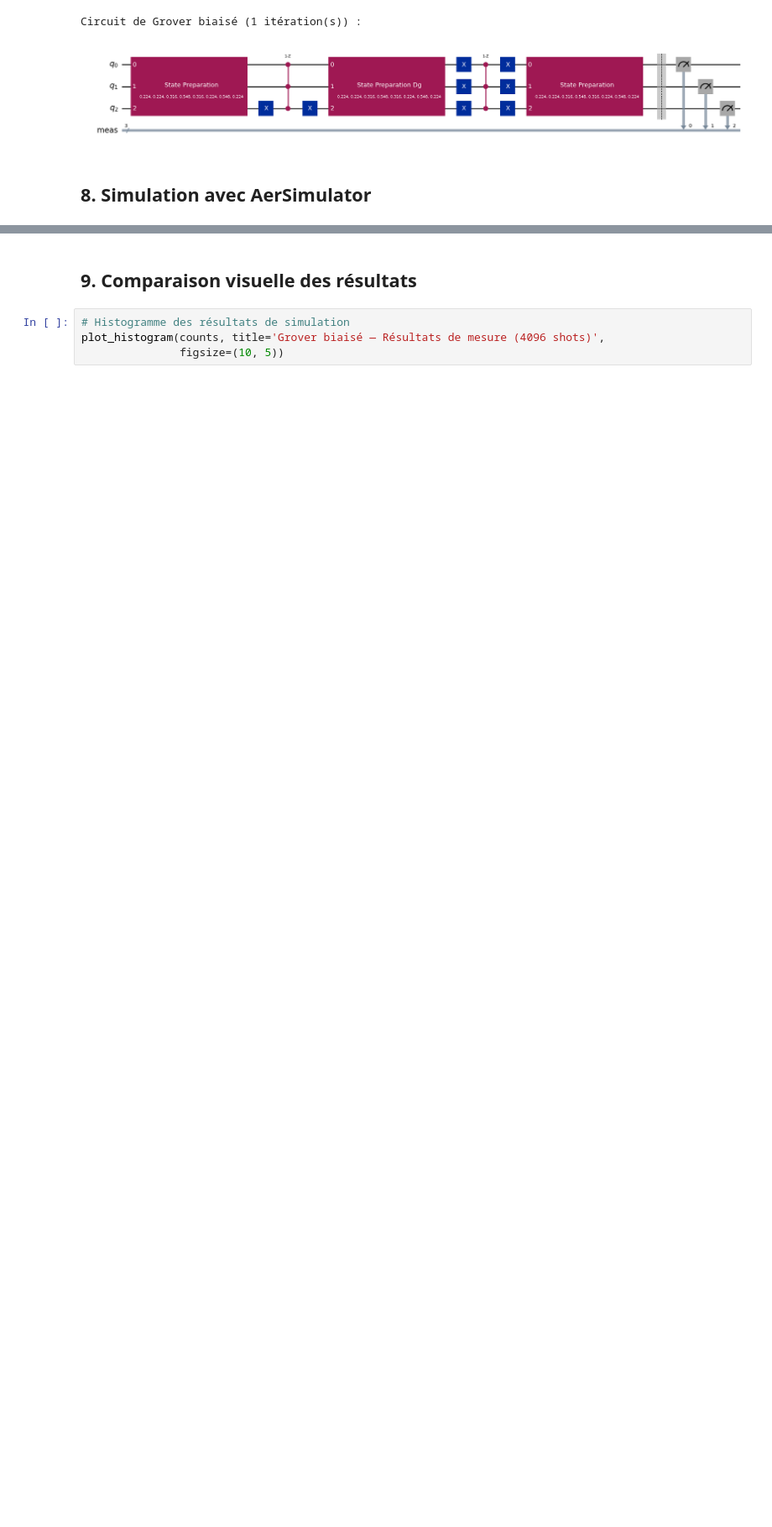
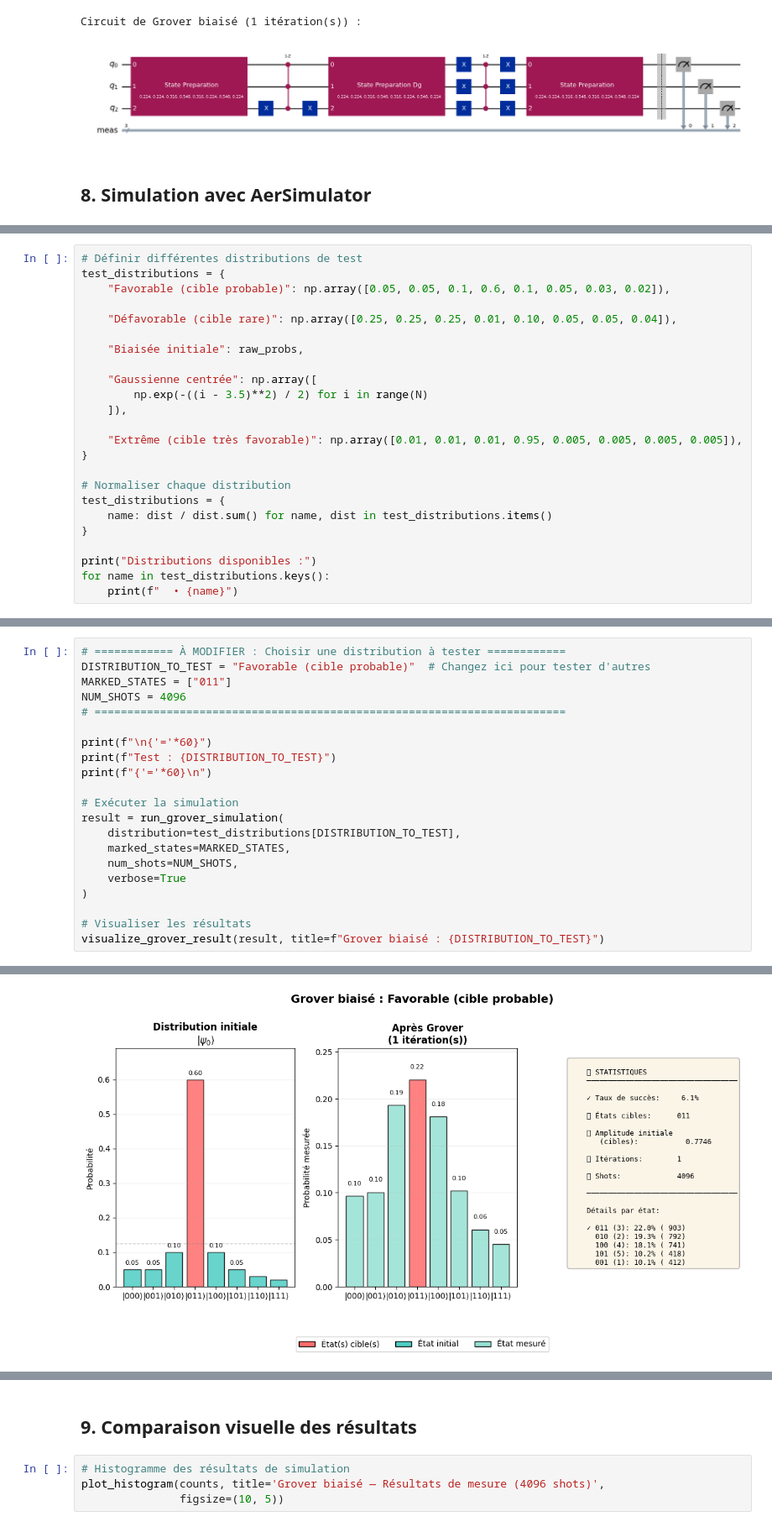
Before and after one commit to lilound/ptir_quantum, a Jupyter notebook: enzo_julien/grover_biaise.ipynb, the cells around one changed output, grey strips where cells are left out. Shown at 84% size. Saved outputs shown, nothing was run; the diff lists cells and outputs as text; blank space fills up the shorter version.

```diff
--- a/enzo_julien/grover_biaise.ipynb
+++ b/enzo_julien/grover_biaise.ipynb
@@ -305,0 +394,24 @@ Résultats des mesures (Grover biaisé) :
+# %%
+# Définir différentes distributions de test
+test_distributions = {
+    "Favorable (cible probable)": np.array([0.05, 0.05, 0.1, 0.6, 0.1, 0.05, 0.03, 0.02]),
+
+    "Défavorable (cible rare)": np.array([0.25, 0.25, 0.25, 0.01, 0.10, 0.05, 0.05, 0.04]),
+
+    "Biaisée initiale": raw_probs,
+
+    "Gaussienne centrée": np.array([
+        np.exp(-((i - 3.5)**2) / 2) for i in range(N)
+    ]),
+
+    "Extrême (cible très favorable)": np.array([0.01, 0.01, 0.01, 0.95, 0.005, 0.005, 0.005, 0.005]),
+}
+
+# Normaliser chaque distribution
+test_distributions = {
+    name: dist / dist.sum() for name, dist in test_distributions.items()
+}
+
+print("Distributions disponibles :")
+for name in test_distributions.keys():
+    print(f"  • {name}")
@@ -305,0 +543,22 @@ Résultats des mesures (Grover biaisé) :
+# %%
+# ============ À MODIFIER : Choisir une distribution à tester ============
+DISTRIBUTION_TO_TEST = "Favorable (cible probable)"  # Changez ici pour tester d'autres
+MARKED_STATES = ["011"]
+NUM_SHOTS = 4096
+# ========================================================================
+
+print(f"\n{'='*60}")
+print(f"Test : {DISTRIBUTION_TO_TEST}")
+print(f"{'='*60}\n")
+
+# Exécuter la simulation
+result = run_grover_simulation(
+    distribution=test_distributions[DISTRIBUTION_TO_TEST],
+    marked_states=MARKED_STATES,
+    num_shots=NUM_SHOTS,
+    verbose=True
+)
+
+# Visualiser les résultats
+visualize_grover_result(result, title=f"Grover biaisé : {DISTRIBUTION_TO_TEST}")
+# %% [output]
@@ -305,0 +573 @@ Résultats des mesures (Grover biaisé) :
+[figure, added]
```
Also changed, not shown: parts of 18 cells of this notebook, 4 other files.
